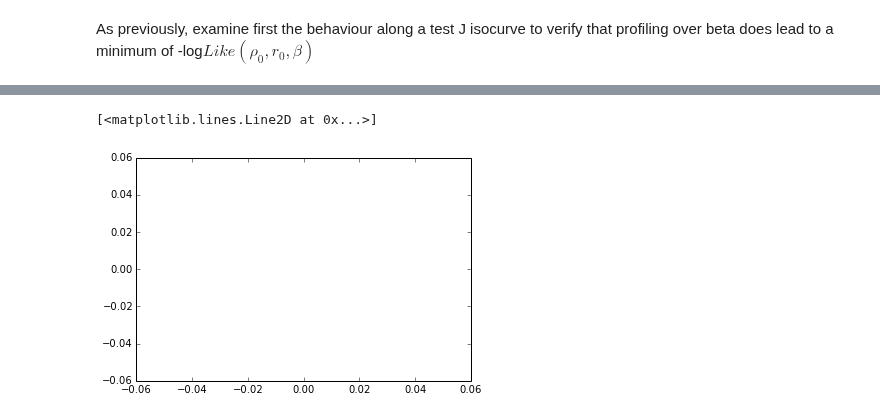
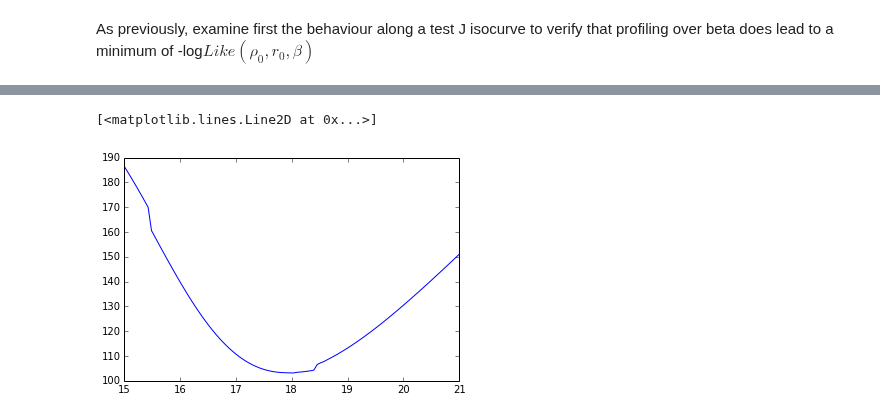
Before and after one commit to achiappo/FRESKA, a Jupyter notebook: spherical_jeans_analysis.ipynb, the cells around one changed output, grey strips where cells are left out. Saved outputs shown, nothing was run; the diff lists cells and outputs as text; code cells hidden in the pictures.

Commit message:
fully functioning notebook
all bugs in the 'Fitting for beta' have been corrected

```diff
--- a/spherical_jeans_analysis.ipynb
+++ b/spherical_jeans_analysis.ipynb
@@ -462,7 +462,7 @@ def analyticF(D,rt,r0,rho0,tmax):
 # %% [markdown]
 Neglecting again the dependency on $r_0$ in the double integral in Eq. 19, we notice that even in $\mathrm{J}(D,r_t,r_0,\rho_0,\theta_{max})$ $\rho_0$ and $r_0$ are degenerate. However, accounting for this dependancy both in Eq. 14 and Eq. 19 and considering the different shapes of the degenerate product in each ($\rho_0 r_0^3$ in the former and $\rho_0^2 r_0$ in the latter) should result in two distinguishable behaviours of such functions over the parameter space.
 # %%
-rho0_array = np.logspace(6.,9.,100)
+rho0_array = np.logspace(6.,9.,50)
 Jgrid = np.empty([len(rho0_array),len(r0_array)])
 Lgrid = np.empty([len(rho0_array),len(r0_array)])
 for i,rho0 in enumerate(rho0_array):
@@ -727,7 +727,8 @@ plt.ylabel(r'$y^{2\beta-2}/(1+y^2)^{5/2}\mu(yr_h/r_0)$')
 # %%
+beta_array = np.linspace(-1,1,50)
 # this will take approx. 5 hours but allows to vectorize the profiling over Beta
 sigma_beta_array = np.array([[[integral2(alpha,beta,gamma)*gamma**(1.-2.*beta)/
                                I(gamma*rh,rh,1.) for alpha in alpha_array]
                               for gamma in gamma_array] for beta in beta_array],dtype=float)
 
-np.save('output/%s/sigma_beta_%s'%(dwarf,dwarf),sigma_beta_array)
+np.save('output/%s/sigma_beta1_%s'%(dwarf,dwarf),sigma_beta_array)
@@ -771,3 +770,18 @@ ax.set_zlabel(r'$\beta$')
 [figure]
 # %% [markdown]
 As previously, examine first the behaviour along a test J isocurve to verify that profiling over beta does lead to a minimum of -log$Like(\rho_0,r_0,\beta)$
+# %%
+LikeBetak = np.zeros_like(beta_array)
+Jtest = 16
+LikeJk = np.zeros_like(beta_array)
+for k,r0 in enumerate(r0_array):
+    log10rho0k = sciopt.minimize_scalar(deltaJ,args=(Jtest,k),tol=1.e-10).x
+    for b,beta in enumerate(beta_array):
+        LikeBetak[b] = LikeBeta(log10rho0k,k,b)
+    spline_LikeBeta = spline(beta_array,LikeBetak,s=0)
+    min_betak = sciopt.minimize_scalar(spline_LikeBeta,tol=1.e-10)
+    LikeJk[k] = min_betak.fun
+    plt.plot(beta_array,spline_LikeBeta(beta_array))
+    plt.plot(min_betak.x,min_betak.fun,'o')
+plt.xlabel(r'$\beta$',fontsize=14)
+plt.ylabel(r'-log$_{10} Like_{J=%i}(\rho_0,r_0,\beta)$'%Jtest,fontsize=16)
@@ -823,45 +832,48 @@ plt.xlabel(r'$\beta$',fontsize=16)
 # %%
-LikeJc = np.empty([0])
+LikeJ = np.empty([0])
 J_new = np.empty([0])
 for c,J in enumerate(J_array):
+    LikeJbeta = np.empty([0])
+    r0_new = np.empty([0])
     for j,r0 in enumerate(r0_array):
-        min_rho0 = sciopt.minimize_scalar(deltaJ,args=(J,j),tol=1e-8)
+        log10rho0 = sciopt.minimize_scalar(deltaJ,args=(J,j),tol=1e-8).x
         for b,beta in enumerate(beta_array):
-            LikeBetak[b] = LikeBeta(min_rho0.x,j,b)
+            LikeBetak[b] = LikeBeta(log10rho0,j,b)
         spline_LikeBeta = spline(beta_array,LikeBetak,s=0)
-        min_betak = sciopt.minimize_scalar(spline_LikeBeta,method='Bounded',
-                                           bounds=(-.99,.99),tol=1e-8)
+        min_beta = sciopt.minimize_scalar(spline_LikeBeta,method='Bounded',
+                                           bounds=(-.99,.99),tol=1.e-10)
         neg_spline_beta = lambda J : -spline_LikeBeta(J)
-        if min_betak.x<-.9:
-            LikeJj[j] = spline_LikeBeta(sciopt.minimize_scalar(neg_spline_beta,tol=1e-8).x)
+        if beta_array[0]+0.1<min_beta.x<beta_array[-1]-0.1:
+            minib = min_beta.x
+            r0_new = np.append(r0_new,r0)
+            LikeJbeta = np.append(LikeJbeta,spline_LikeBeta(minib))
         else:
-            LikeJj[j] = spline_LikeBeta(min_betak.x)
-    r0_new = np.delete(r0_array,np.where(np.isnan(LikeJj))[0])
-    LikeJnew = np.delete(LikeJj,np.where(np.isnan(LikeJj))[0])
-    #for i in range(len(r0_new)):
-    #    print '%10.4f %10.4f %10.4f'%(J,r0_new[i],LikeJnew[i])
-    #print '\n'
-    if len(r0_new) is not 0:
-        spline_Like_r0 = spline(r0_new,LikeJnew,s=0)
-        min_LikeJ_r0 = sciopt.minimize_scalar(spline_Like_r0,method='Bounded',
-                                              bounds=(r0_new[0]+.01,r0_new[-1]-.01),tol=1e-8)
-        neg_spline_r0 = lambda J : -spline_Like_r0(J)
-        if float(min_LikeJ_r0.x)>r0_new[-1]-.02:
-            min_LikeJ_neg = sciopt.minimize_scalar(neg_spline_r0,method='Bounded',
-                                              bounds=(r0_new[0]+.01,r0_new[-1]-.01),tol=1e-8)
-            if float(min_LikeJ_neg.x)>r0_new[0]+.02:
-                J_new = np.append(J_new,J)
-                #print '%10.4f %10.4f %10.4f %10.4f %10.4f'%\
-                #(J,r0_new[0],min_LikeJ_neg.x,r0_new[-1],spline_Like_r0(min_LikeJ_neg.x))
-                LikeJc = np.append(LikeJc,spline_Like_r0(min_LikeJ_neg.x))
-        else:
+            maxb = sciopt.minimize_scalar(neg_spline_beta,method='Bounded',
+                                           bounds=(-.99,.99),tol=1.e-10).x
+            if beta_array[0]+0.1<maxb<beta_array[-1]-0.1:
+                r0_new = np.append(r0_new,r0)
+                LikeJbeta = np.append(LikeJbeta,spline_LikeBeta(maxb))
+
+    spline_Like_r0 = spline(r0_new,LikeJbeta,s=0)
+    min_LikeJ_r0 = sciopt.minimize_scalar(spline_Like_r0,method='Bounded',
+                                    bounds=(r0_new[0],r0_new[-1]-0.1),tol=1.e-10).x
+    neg_spline_r0 = lambda J : -spline_Like_r0(J)
+    if r0_new[0]+0.2<min_LikeJ_r0<r0_new[-1]-0.2:
+        J_new = np.append(J_new,J)
+        #print '%10.4f %10.4f %10.4f %10.4f %10.4f'%\
+        #(J,r0_new[0],min_LikeJ_r0,r0_new[-1],spline_Like_r0(min_LikeJ_r0))
+        LikeJ = np.append(LikeJ,spline_Like_r0(min_LikeJ_r0))
+    else:
+        min_LikeJ_neg = sciopt.minimize_scalar(neg_spline_r0,method='Bounded',
+                                        bounds=(r0_new[0]+0.2,r0_new[-1]-0.2),tol=1.e-10).x
+        if r0_new[0]+0.2<min_LikeJ_neg<r0_new[-1]-0.2:
             J_new = np.append(J_new,J)
             #print '%10.4f %10.4f %10.4f %10.4f %10.4f'%\
-            #(J,r0_new[0],min_LikeJ_r0.x,r0_new[-1],spline_Like_r0(min_LikeJ_r0.x))
-            LikeJc = np.append(LikeJc,spline_Like_r0(min_LikeJ_r0.x))
+            #(J,r0_new[0],min_LikeJ_neg,r0_new[-1],spline_Like_r0(min_LikeJ_neg))
+            LikeJ = np.append(LikeJ,spline_Like_r0(min_LikeJ_neg))
 
-plt.plot(J_new,LikeJc,'-')
+plt.plot(J_new,LikeJ,'-')
 # %% [output]
 [<matplotlib.lines.Line2D at 0x...>]
-[figure, old version]
+[figure, new version]
 # %%
```
Also changed, not shown: parts of 22 cells of this notebook.
